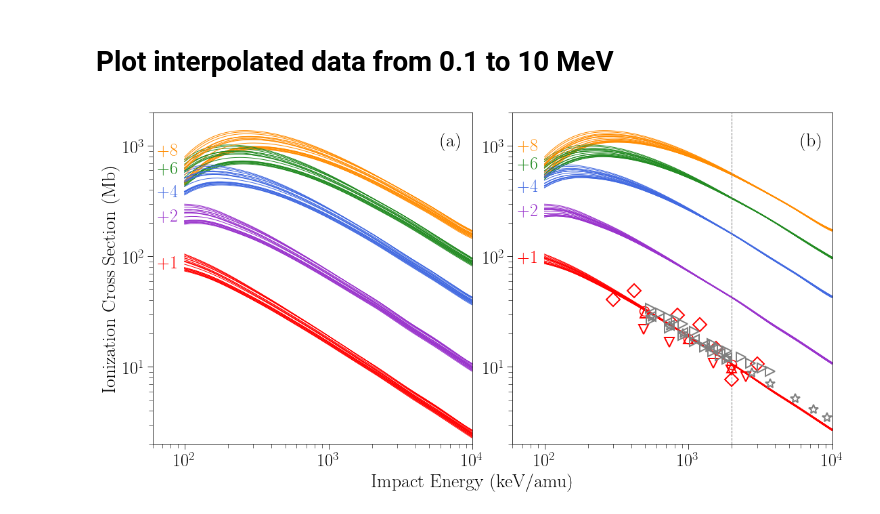
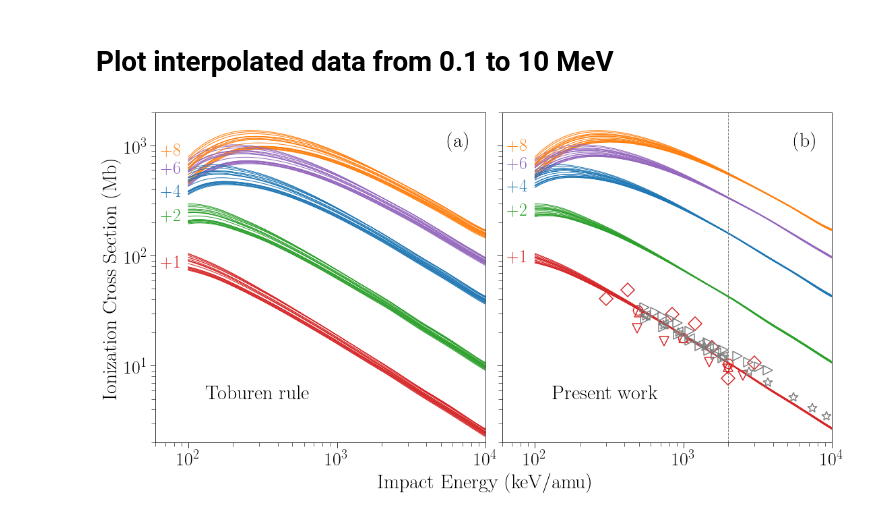
Before and after one commit to xiaogaogaoxiao/ionmol_stoi, a Jupyter notebook: figuras/graphs/molscaling.ipynb, the cells around one changed output. Saved outputs shown, nothing was run; the diff lists cells and outputs as text; code cells hidden in the pictures.

Commit message:
new figures included in tex

```diff
--- a/figuras/graphs/molscaling.ipynb
+++ b/figuras/graphs/molscaling.ipynb
@@ -262,13 +262,20 @@ for i in head_PYR[2:]:
 for i in headNS_PYR[2:]:
     dumn3=interp_XS(ONS3,'ENERGY',i,'cubic')
     ONS3int[i]=dumn3[i]
+# %%
+co_p='tab:red'
+co_ap='tab:red'
+co_he='tab:green'
+co_be='tab:blue'
+co_c='tab:purple'
+co_o='tab:orange'
 # %%
-co_p='red'
-co_ap='red'
-co_he='darkorchid'
-co_be='royalblue'
-co_c='forestgreen'
-co_o='darkorange'
+#co_p='red'
+#co_ap='red'
+#co_he='darkorchid'
+#co_be='royalblue'
+#co_c='forestgreen'
+#co_o='darkorange'
 # %% [markdown]
 # Input $\bar{p}$ data, change $\sigma$ units and interpolate
 # %%
@@ -649,7 +620,7 @@ ymin=2
 ymax=2000
 xmin=60.
 xmax=convkeV(20.)
-xtext=6000
+xtext=5500
 ytext=1000
 
 fig = plt.figure(figsize=(18,9))
@@ -692,14 +663,16 @@ plt.text(65, BeNS1int['ADENINA'][ie100]*convMb*0.9, r'$+4$',color=co_be,fontsize
 plt.text(65, CNS1int['ADENINA'][ie100]*convMb*1.2, r'$+6$',color=co_c,fontsize=26)
 plt.text(65, ONS1int['ADENINA'][ie100]*convMb*1.7, r'$+8$',color=co_o,fontsize=26)
 
-ax1.tick_params(which='major', labelsize=26,length=8);
+plt.text(130, 5, 'Toburen rule',fontsize=30)
+
+ax1.tick_params(which='major', labelsize=28,length=8);
 ax1.tick_params(which='minor', length=6)
-plt.xlabel("Impact Energy (keV/amu)", fontsize=28,labelpad=5,position=(1,0))
-# plt.xlabel("Impact Energy (keV/amu)", fontsize=28,labelpad=5)
-plt.ylabel("Ionization Cross Section (Mb)", fontsize=28,labelpad=5)
+plt.xlabel("Impact Energy (keV/amu)", fontsize=30,labelpad=5,position=(1,0))
+# plt.xlabel("Impact Energy (keV/amu)", fontsize=30,labelpad=5)
+plt.ylabel("Ionization Cross Section (Mb)", fontsize=30,labelpad=5)
 # ax1.legend(loc='lower left',fontsize=26)
 # ax1.legend(loc='upper left',bbox_to_anchor=(0.175, 1.15, 0, 0),fontsize=26,ncol=6)
-plt.text(xtext, ytext, '(a)',fontsize=28)
+plt.text(xtext, ytext, '(a)',fontsize=30)
 
 ax2 = plt.subplot(122)
 for i in head_adn[1:]:
@@ -713,42 +686,47 @@ for i in head_CHn[1:]:
     plt.plot(convkeV(HeS2int['ENERGY'][ie100:]),HeS2int[i][ie100:]*convMb,co_he,linewidth=1, label='_nolegend_')
     plt.plot(convkeV(BeS2int['ENERGY'][ie100:]),BeS2int[i][ie100:]*convMb,co_be,linewidth=1, label='_nolegend_')
     plt.plot(convkeV(CS2int['ENERGY'][ie100:]),CS2int[i][ie100:]*convMb,co_c,linewidth=1, label='_nolegend_')
     plt.plot(convkeV(OS2int['ENERGY'][ie100:]),OS2int[i][ie100:]*convMb,co_o,linewidth=1, label='_nolegend_')
 for i in head_PYR[1:]:
     plt.plot(convkeV(PS3int['ENERGY'][ie100:]),PS3int[i][ie100:]*convMb,co_p,linewidth=1, label='_nolegend_')
     plt.plot(convkeV(HeS3int['ENERGY'][ie100:]),HeS3int[i][ie100:]*convMb,co_he,linewidth=1, label='_nolegend_')
     plt.plot(convkeV(BeS3int['ENERGY'][ie100:]),BeS3int[i][ie100:]*convMb,co_be,linewidth=1, label='_nolegend_')
     plt.plot(convkeV(CS3int['ENERGY'][ie100:]),CS3int[i][ie100:]*convMb,co_c,linewidth=1, label='_nolegend_')
     plt.plot(convkeV(OS3int['ENERGY'][ie100:]),OS3int[i][ie100:]*convMb,co_o,linewidth=1, label='_nolegend_')
 plt.axvline(2000,linestyle='--',color='tab:gray',linewidth=1)
 # experiments
 Ap, = ax2.plot(A_p['E'],A_p['CS']/45*100,color=co_p,marker='o',markersize=14,markeredgewidth=1.5,markerfacecolor='none',linestyle=' ',label='p')
-Up, = ax2.plot(U_p['E'],U_p['CS']/36*100,color=co_p,marker='^',markersize=14,markeredgewidth=2,markerfacecolor='none',linestyle=' ',label='p')
-PYRp, = ax2.plot(PYR_p['E'][2:],PYR_p['au'][2:]/28*convMb,color=co_p,marker='v',markersize=14,markeredgewidth=2,markerfacecolor='none',linestyle=' ',label='p')
-PYRe, = ax2.plot(bug17['Ep(keV)'],bug17['e+PY']/28*100,color='tab:gray',marker='>',markersize=14,markeredgewidth=2,markerfacecolor='none',linestyle=' ',label='p')
-THFp, = ax2.plot(THF_p['Ep'],THF_p['au']/28*convMb,color=co_p,marker='D',markersize=14,markeredgewidth=2,markerfacecolor='none',linestyle=' ',label='p')
-THFe09, = ax2.plot(THF_e09['Ep(kev)'],THF_e09['CS']/28*100,color='tab:gray',marker='*',markersize=14,markeredgewidth=2,markerfacecolor='none',linestyle=' ',label='p')
-THFe17, = ax2.plot(bug17['Ep(keV)'],bug17['e+THF']/28*100,color='tab:gray',marker='<',markersize=14,markeredgewidth=2,markerfacecolor='none',linestyle=' ',label='p')
-THFe19, = ax2.plot(convkeV(THF_e19['v(au)'][0:iTHFe19]),THF_e19['au'][0:iTHFe19]/28*convMb,color='tab:gray',marker='>',markersize=14,markeredgewidth=2,markerfacecolor='none',linestyle=' ',label='p')
+Up, = ax2.plot(U_p['E'],U_p['CS']/36*100,color=co_p,marker='^',markersize=14,markeredgewidth=1.5,markerfacecolor='none',linestyle=' ',label='p')
+PYRp, = ax2.plot(PYR_p['E'][2:],PYR_p['au'][2:]/28*convMb,color=co_p,marker='v',markersize=14,markeredgewidth=1.5,markerfacecolor='none',linestyle=' ',label='p')
+PYRe, = ax2.plot(bug17['Ep(keV)'],bug17['e+PY']/28*100,color='tab:gray',marker='>',markersize=14,markeredgewidth=1.5,markerfacecolor='none',linestyle=' ',label='p')
+THFp, = ax2.plot(THF_p['Ep'],THF_p['au']/28*convMb,color=co_p,marker='D',markersize=14,markeredgewidth=1.5,markerfacecolor='none',linestyle=' ',label='p')
+THFe09, = ax2.plot(THF_e09['Ep(kev)'],THF_e09['CS']/28*100,color='tab:gray',marker='*',markersize=14,markeredgewidth=1.5,markerfacecolor='none',linestyle=' ',label='p')
+THFe17, = ax2.plot(bug17['Ep(keV)'],bug17['e+THF']/28*100,color='tab:gray',marker='<',markersize=14,markeredgewidth=1.5,markerfacecolor='none',linestyle=' ',label='p')
+THFe19, = ax2.plot(convkeV(THF_e19['v(au)'][0:iTHFe19]),THF_e19['au'][0:iTHFe19]/28*convMb,color='tab:gray',marker='>',markersize=14,markeredgewidth=1.5,markerfacecolor='none',linestyle=' ',label='p')
 
 plt.xlim(xmin,xmax)
 plt.ylim(ymin,ymax)
 plt.yscale('log')
 plt.xscale('log')
 
 plt.text(65, PS1int['SLADENINA'][ie100]*convMb*1., r'$+1$',color=co_p,fontsize=26)
 plt.text(65, HeS1int['SLADENINA'][ie100]*convMb*1., r'$+2$',color=co_he,fontsize=26)
 plt.text(65, BeS1int['SLADENINA'][ie100]*convMb*0.9, r'$+4$',color=co_be,fontsize=26)
 plt.text(65, CS1int['SLADENINA'][ie100]*convMb*1.2, r'$+6$',color=co_c,fontsize=26)
 plt.text(65, OS1int['SLADENINA'][ie100]*convMb*1.7, r'$+8$',color=co_o,fontsize=26)
 
-ax2.tick_params(which='major', labelsize=26,length=8);
+plt.text(130, 5, 'Present work',fontsize=30)
+
+ax2.tick_params(which='major', labelsize=28,length=8);
 ax2.tick_params(which='minor', length=6)
-# plt.xlabel("Impact Energy (keV/amu)", fontsize=28,labelpad=5)
-plt.text(xtext, ytext, '(b)',fontsize=28)
-fig.subplots_adjust(hspace=0, wspace=0.125)
+# plt.xlabel("Impact Energy (keV/amu)", fontsize=30,labelpad=5)
+plt.text(xtext, ytext, '(b)',fontsize=30)
+
+for ax in fig.get_axes():
+    ax.label_outer()
+fig.subplots_adjust(hspace=0.05, wspace=0.05)
 
 plt.savefig("../molscaling85.eps",bbox_inches='tight')
 plt.show()
 # %% [output]
-[figure, old version]
+[figure, new version]
```
Also changed, not shown: parts of 5 cells of this notebook, 34 other files.
